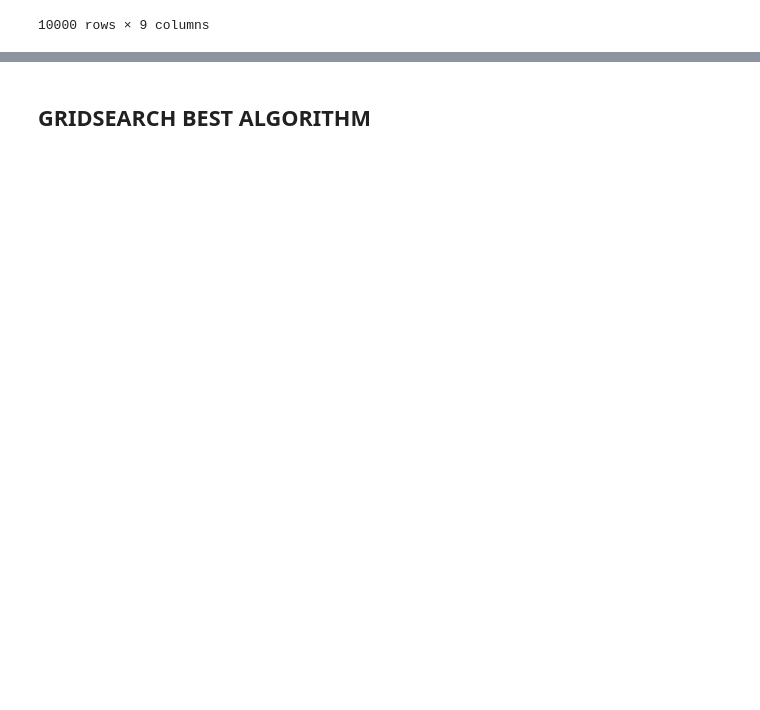
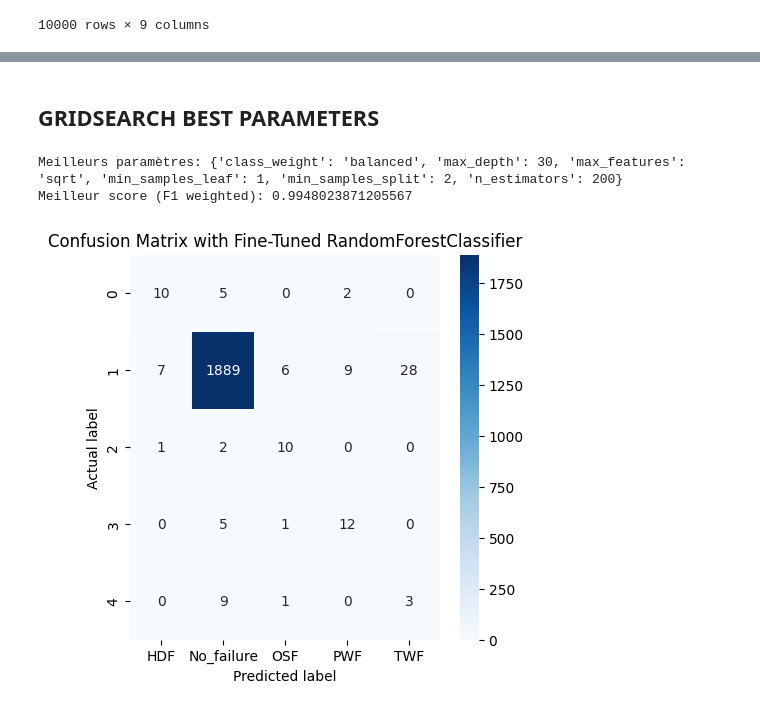
Before and after one commit to Konarovic/Maintenance, a Jupyter notebook: notebook/1_exploration.ipynb, the cells around one changed output, grey strips where cells are left out. Drawn from its saved outputs; the diff is of its cells as text; code cells hidden in the pictures; blank space fills up the shorter version.

Commit message:
model + streamlit
model needed to be adjusted

```diff
--- a/notebook/1_exploration.ipynb
+++ b/notebook/1_exploration.ipynb
@@ -639,0 +663,5 @@ And if memory is not enough, you can set `force_col_wise=true`.
+# %%
+# encoding
+label_encoder = LabelEncoder()
+y_train_encoded = label_encoder.fit_transform(y_train_resampled)
+y_test_encoded = label_encoder.transform(y_test)
@@ -639,0 +695,11 @@ And if memory is not enough, you can set `force_col_wise=true`.
+# %%
+svc = SVC(kernel='rbf', class_weight='balanced')
+svc.fit(X_train_resampled, y_train_encoded)
+
+y_pred_svc = svc.predict(X_test)
+
+f1_svc = f1_score(y_test_encoded, y_pred_svc, average='weighted')
+print("F1 score:", f1_svc)
+
+predictions_svc = label_encoder.inverse_transform(y_pred_svc)
+print(classification_report(y_test, predictions_svc))
@@ -639,0 +721,11 @@ And if memory is not enough, you can set `force_col_wise=true`.
+# %%
+rfc = RandomForestClassifier(class_weight='balanced')
+rfc.fit(X_train_resampled, y_train_encoded)
+
+y_pred_rfc = rfc.predict(X_test)
+
+f1_rfc = f1_score(y_test_encoded, y_pred_rfc, average='weighted')
+print("F1 score:", f1_rfc)
+
+predictions_rfc = label_encoder.inverse_transform(y_pred_rfc)
+print(classification_report(y_test, predictions_rfc))
@@ -640,2 +745,42 @@ And if memory is not enough, you can set `force_col_wise=true`.
 # %% [markdown]
-## GRIDSEARCH BEST ALGORITHM
+## GRIDSEARCH BEST PARAMETERS
+# %%
+# random forest
+
+param_rfc = {
+    'n_estimators': [100, 200, 300],  # Nombre d'arbres dans la forêt
+    'max_depth': [None, 10, 20, 30],   # Profondeur maximale de chaque arbre
+    'min_samples_split': [2, 5, 10],   # Nombre minimum d'échantillons requis pour diviser un nœud
+    'min_samples_leaf': [1, 2, 4],     # Nombre minimum d'échantillons requis dans une feuille
+    'max_features': ['auto', 'sqrt'],  # Nombre de caractéristiques à considérer à chaque division
+    'class_weight': ['balanced', None] # Poids des classes pour l'équilibrage
+}
+
+rf_model = RandomForestClassifier(random_state=42)
+
+grid_search = GridSearchCV(estimator=rf_model, param_grid=param_rfc,
+                           cv=5, scoring='f1_weighted', n_jobs=-1)
+
+grid_search.fit(X_train_resampled, y_train_encoded)
+
+print("Meilleurs paramètres:", grid_search.best_params_)
+print("Meilleur score (F1 weighted):", grid_search.best_score_)
+# %% [output]
+Meilleurs paramètres: {'class_weight': 'balanced', 'max_depth': 30, 'max_features': 'sqrt', 'min_samples_leaf': 1, 'min_samples_split': 2, 'n_estimators': 200}
+Meilleur score (F1 weighted): 0.9948023871205567
+# %%
+#conf matrix
+
+cm = confusion_matrix(y_test_encoded, y_pred_rfc)
+
+# Plot the confusion matrix
+plt.figure(figsize=(5, 5))  # Larger figure size
+sns.heatmap(cm, annot=True, fmt='d', cmap='Blues',  # Use 'd' to format numbers as integers
+            xticklabels=np.unique(y_test),
+            yticklabels=np.unique(y_pred_rfc))
+plt.ylabel('Actual label')
+plt.xlabel('Predicted label')
+plt.title('Confusion Matrix with Fine-Tuned RandomForestClassifier')
+plt.show()
+# %% [output]
+[figure, added]
```
Also changed, not shown: parts of 21 cells of this notebook, 2 other files.
